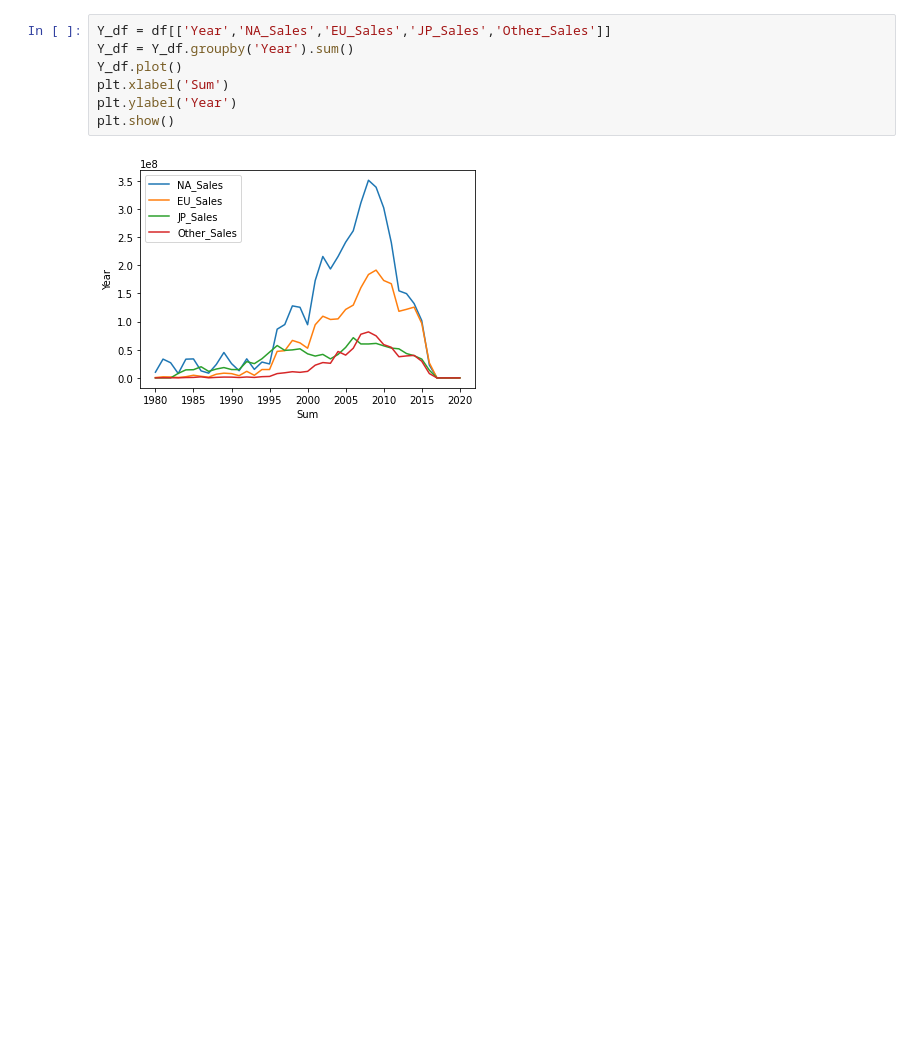
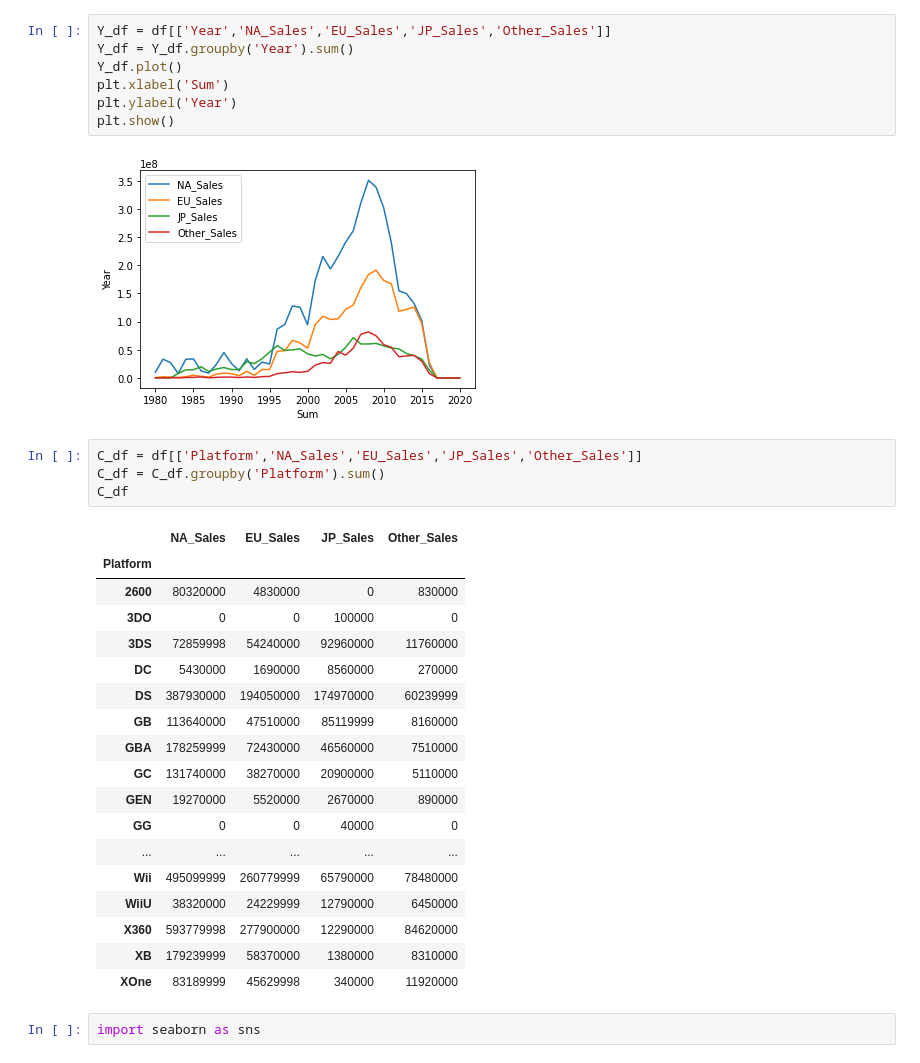
Before and after one commit to mgchae0405/bootcamp, a Jupyter notebook: CS_개인프로젝트1.ipynb, the cells around one changed output. Saved outputs shown, nothing was run; the diff lists cells and outputs as text; blank space fills up the shorter version.

```diff
--- a/CS_개인프로젝트1.ipynb
+++ b/CS_개인프로젝트1.ipynb
@@ -240,3 +246,28 @@ plt.ylabel('Year')
 plt.show()
 # %% [output]
 [figure]
+# %%
+C_df = df[['Platform','NA_Sales','EU_Sales','JP_Sales','Other_Sales']]
+C_df = C_df.groupby('Platform').sum()
+C_df
+# %% [output]
+|  | NA_Sales | EU_Sales | JP_Sales | Other_Sales |
+| Platform |  |  |  |  |
+| 2600 | 80320000 | 4830000 | 0 | 830000 |
+| 3DO | 0 | 0 | 100000 | 0 |
+| 3DS | 72859998 | 54240000 | 92960000 | 11760000 |
+| DC | 5430000 | 1690000 | 8560000 | 270000 |
+| DS | 387930000 | 194050000 | 174970000 | 60239999 |
+| GB | 113640000 | 47510000 | 85119999 | 8160000 |
+| GBA | 178259999 | 72430000 | 46560000 | 7510000 |
+| GC | 131740000 | 38270000 | 20900000 | 5110000 |
+| GEN | 19270000 | 5520000 | 2670000 | 890000 |
+| GG | 0 | 0 | 40000 | 0 |
+| ... | ... | ... | ... | ... |
+| Wii | 495099999 | 260779999 | 65790000 | 78480000 |
+| WiiU | 38320000 | 24229999 | 12790000 | 6450000 |
+| X360 | 593779998 | 277900000 | 12290000 | 84620000 |
+| XB | 179239999 | 58370000 | 1380000 | 8310000 |
+| XOne | 83189999 | 45629998 | 340000 | 11920000 |
+# %%
+import seaborn as sns
```
Also changed, not shown: parts of 11 cells of this notebook.
